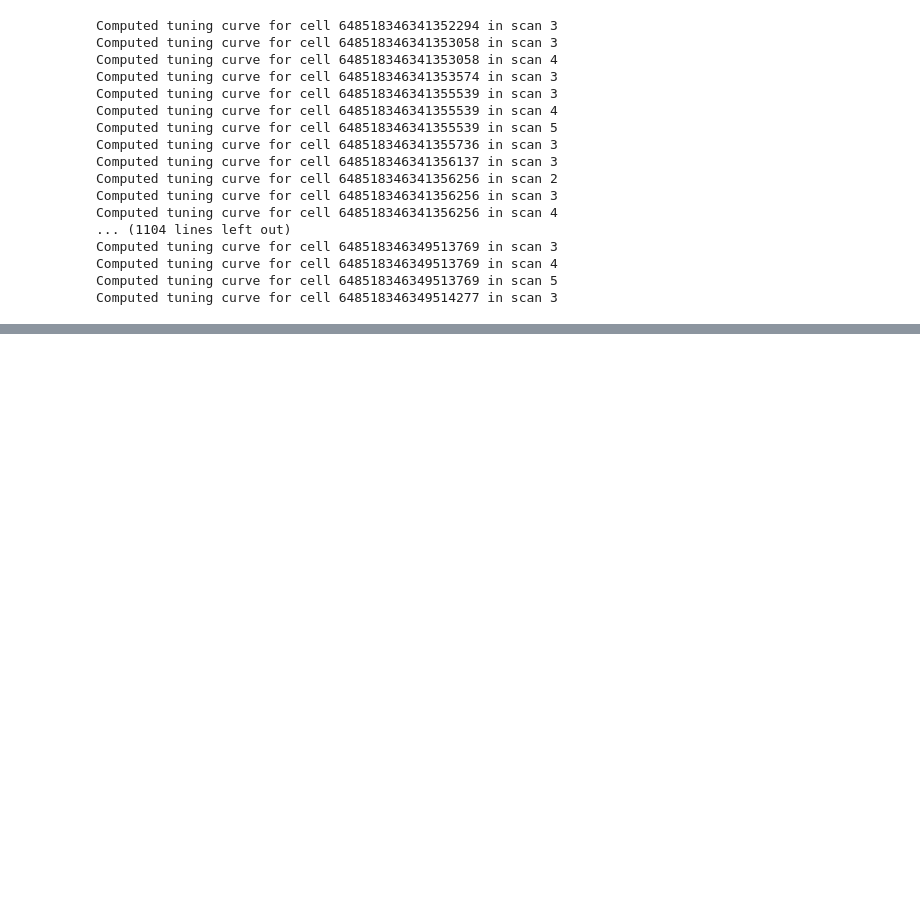
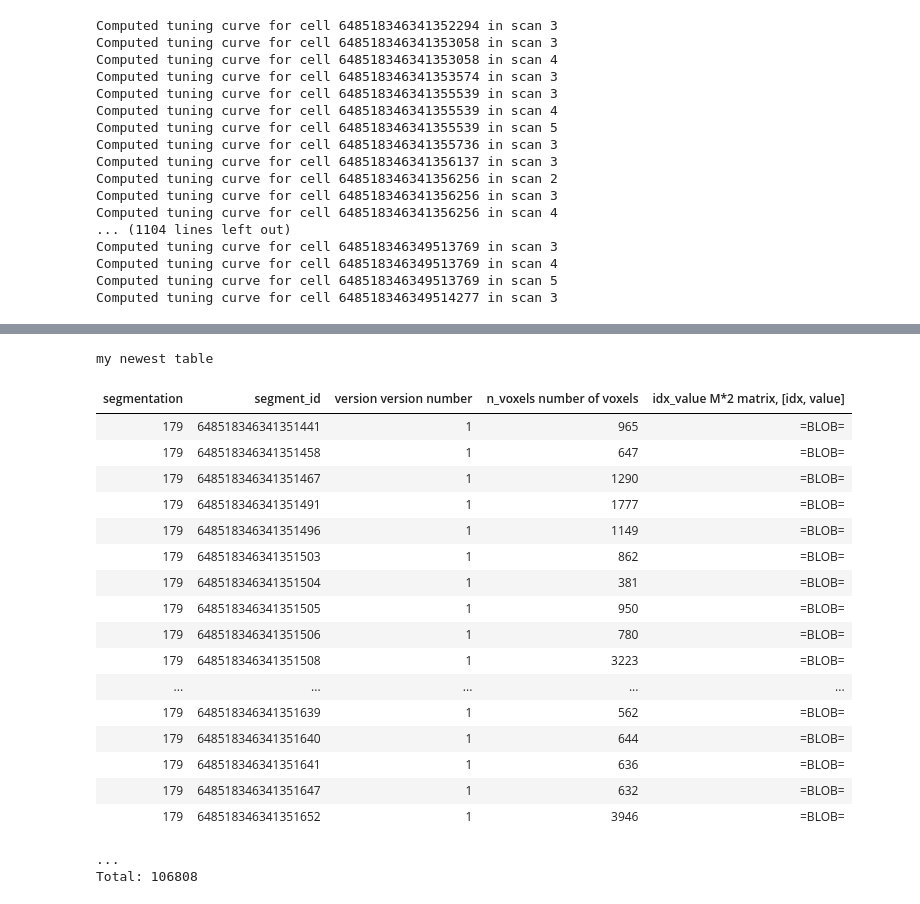
Before and after one commit to seung-lab/datajoint_seung, a Jupyter notebook: pinky/python/pinky.ipynb, the cells around one changed output, grey strips where cells are left out. Saved outputs shown, nothing was run; the diff lists cells and outputs as text; code cells hidden in the pictures; blank space fills up the shorter version.

```diff
--- a/pinky/pinky.ipynb
+++ b/pinky/python/pinky.ipynb
@@ -527,0 +548,23 @@ Mesh()
+# %%
+FootprintsEM()
+# %% [output]
+my newest table
+| segmentation | segment_id | version version number | n_voxels number of voxels | idx_value M*2 matrix, [idx, value] |
+| 179 | 648518346341351441 | 1 | 965 | =BLOB= |
+| 179 | 648518346341351458 | 1 | 647 | =BLOB= |
+| 179 | 648518346341351467 | 1 | 1290 | =BLOB= |
+| 179 | 648518346341351491 | 1 | 1777 | =BLOB= |
+| 179 | 648518346341351496 | 1 | 1149 | =BLOB= |
+| 179 | 648518346341351503 | 1 | 862 | =BLOB= |
+| 179 | 648518346341351504 | 1 | 381 | =BLOB= |
+| 179 | 648518346341351505 | 1 | 950 | =BLOB= |
+| 179 | 648518346341351506 | 1 | 780 | =BLOB= |
+| 179 | 648518346341351508 | 1 | 3223 | =BLOB= |
+| ... | ... | ... | ... | ... |
+| 179 | 648518346341351639 | 1 | 562 | =BLOB= |
+| 179 | 648518346341351640 | 1 | 644 | =BLOB= |
+| 179 | 648518346341351641 | 1 | 636 | =BLOB= |
+| 179 | 648518346341351647 | 1 | 632 | =BLOB= |
+| 179 | 648518346341351652 | 1 | 3946 | =BLOB= |
+...
+Total: 106808
```
Also changed, not shown: parts of 13 cells of this notebook, 30 other files.
